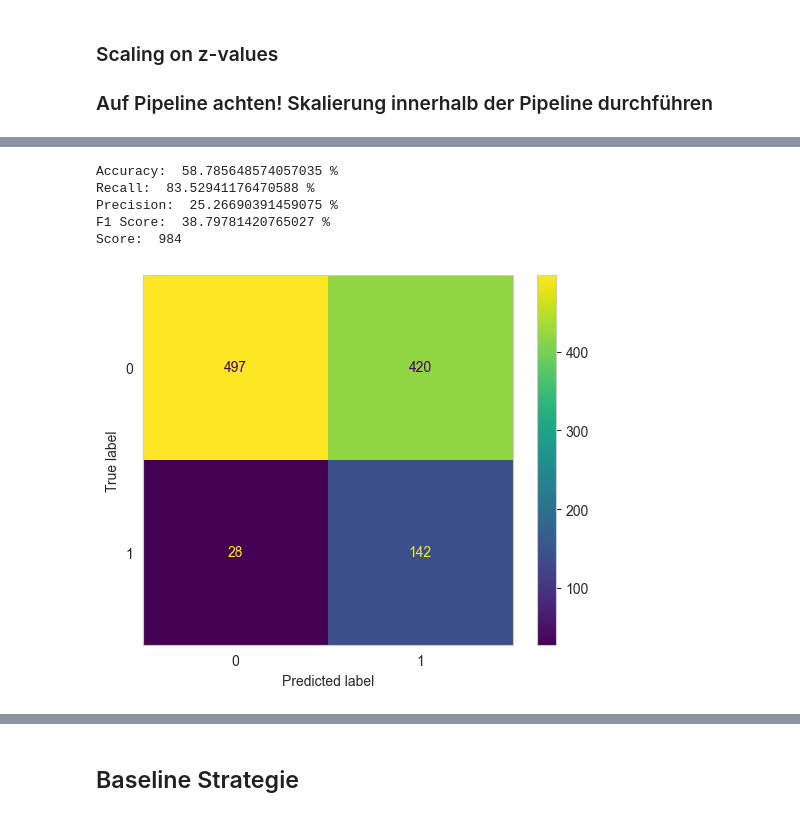
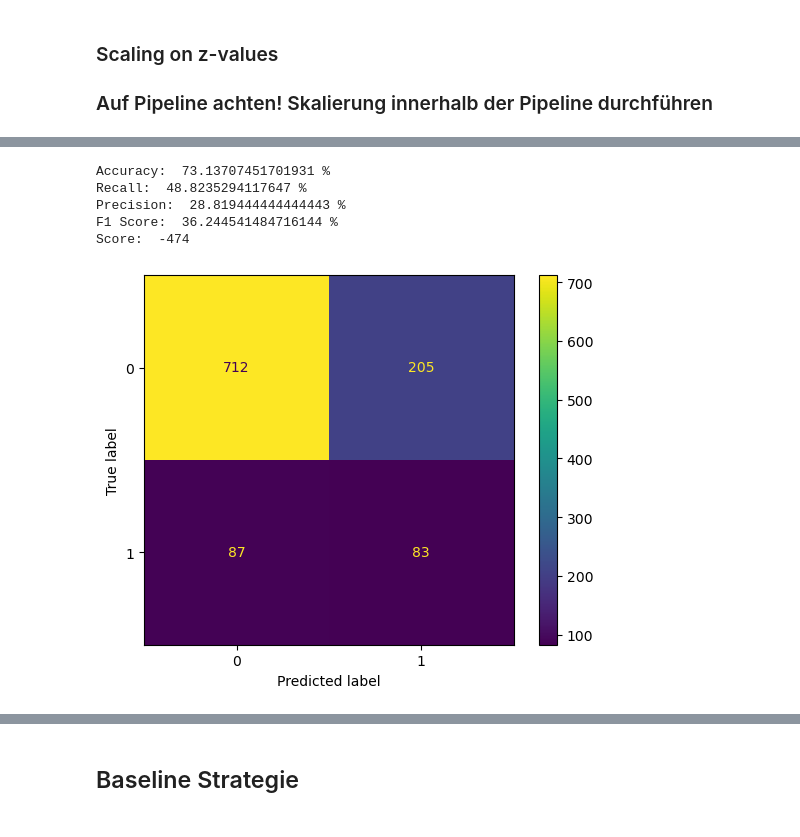
Before and after one commit to Konsti-Boegel/anwendungsfelderBusinessAnalytics, a Jupyter notebook: k_nearst_neighbor.ipynb, the cells around one changed output, grey strips where cells are left out. Cells and saved outputs as stored; diff of their text form; code cells hidden in the pictures.

```diff
--- a/k_nearst_neighbor.ipynb
+++ b/k_nearst_neighbor.ipynb
@@ -146,0 +112,9 @@ knn = KNeighborsClassifier()
+# %%
+mean_acc = np.zeros(30)
+mean_score = np.zeros(30)
+for i in range(1,31):
+    pipe.set_params(knn__n_neighbors=i).fit(X_train, y_train)
+    pipe.fit(X_train, y_train)
+    y_predicted = pipe.predict(X_test_1)
+    mean_acc[i-1] = metrics.accuracy_score(y_test_1, y_predicted)
+    mean_score[i-1] = get_result_score(y_test_1, y_predicted)
@@ -154,8 +161,0 @@ Pipeline(steps=[('std_slc', StandardScaler()), ('KNN', KNeighborsClassifier())])
-# %%
-mean_acc = np.zeros(30)
-mean_score = np.zeros(30)
-for i in range(1,31):
-    pipe.set_params(KNN__n_neighbors=i).fit(X_train, y_train)
-    y_predicted = pipe.predict(X_test_1)
-    mean_acc[i-1] = metrics.accuracy_score(y_test_1, y_predicted)
-    mean_score[i-1] = get_result_score(y_test_1, y_predicted)
@@ -182,22 +161,0 @@ plt.show()
-# %%
-grid_params = {"n_neighbors" : [1,2,5,7,9,11,13,15,17,19,20],
-               "weights" : ["uniform","distance"],
-               }
-knn = KNeighborsClassifier()
-result_scorer = make_scorer(get_result_score)
-knn_random_result_score = GridSearchCV(estimator = knn, param_grid = grid_params,
-                                       cv = 3, n_jobs = -1, scoring = result_scorer)
-knn_random_result_accuracy = GridSearchCV(estimator = knn, param_grid = grid_params,
-                                          cv = 3, n_jobs = -1)
-knn_random_result_recall = GridSearchCV(estimator = knn, param_grid = grid_params,
-                                        cv = 3, n_jobs = -1, scoring = "recall")
-knn_random_result_score_res = knn_random_result_score.fit(X_train, y_train)
-knn_random_result_accuracy_res = knn_random_result_accuracy.fit(X_train, y_train)
-knn_random_result_recall_res = knn_random_result_recall.fit(X_train, y_train)
-
-print("Bester Score: ",knn_random_result_score_res.best_score_)
-print("Mit Parametern: ",knn_random_result_score_res.best_params_)
-print("Beste Accuracy: ",knn_random_result_accuracy_res.best_score_)
-print("Mit Parametern: ",knn_random_result_accuracy_res.best_params_)
-print("Bester Recall: ",knn_random_result_recall_res.best_score_)
-print("Mit Parametern: ",knn_random_result_recall_res.best_params_)
@@ -211,29 +179,27 @@ Mit Parametern:  {'n_neighbors': 1, 'weights': 'uniform'}
 # %%
-knn = KNeighborsClassifier(n_neighbors=17, weights="uniform")
+pipe.set_params(knn__n_neighbors=2, knn__weights="uniform").fit(X_train, y_train)
+y_predicted = (pipe.predict_proba(X_test_2)[:,1]>=0.1).astype(bool)
 
-
-knn.fit(X_train,y_train)
-y_predicted = (knn.predict_proba(X_test_2)[:,1]>=0.1).astype(bool)
 accuracy = accuracy_score(y_test_2, y_predicted)
 precision = precision_score(y_test_2, y_predicted)
 recall = recall_score(y_test_2, y_predicted)
 f1score = f1_score(y_test_2, y_predicted)
 score = get_result_score(y_test_2, y_predicted)
 
 print("Accuracy: ",accuracy*100, "%")
 print("Recall: ", recall*100, "%")
 print("Precision: ", precision*100, "%")
 print("F1 Score: ", f1score*100, "%")
 print("Score: ", score)
 matrix = confusion_matrix(y_test_2,y_predicted,labels=knn.classes_)
 disp = ConfusionMatrixDisplay(confusion_matrix=matrix, display_labels=knn.classes_)
 disp.plot()
 plt.grid(False)
 plt.show()
 # %% [output]
-Accuracy:  58.785648574057035 %
-Recall:  83.52941176470588 %
-Precision:  25.26690391459075 %
-F1 Score:  38.79781420765027 %
-Score:  984
+Accuracy:  73.13707451701931 %
+Recall:  48.8235294117647 %
+Precision:  28.819444444444443 %
+F1 Score:  36.244541484716144 %
+Score:  -474
-[figure, old version]
+[figure, new version]
```
Also changed, not shown: parts of 17 cells of this notebook.
